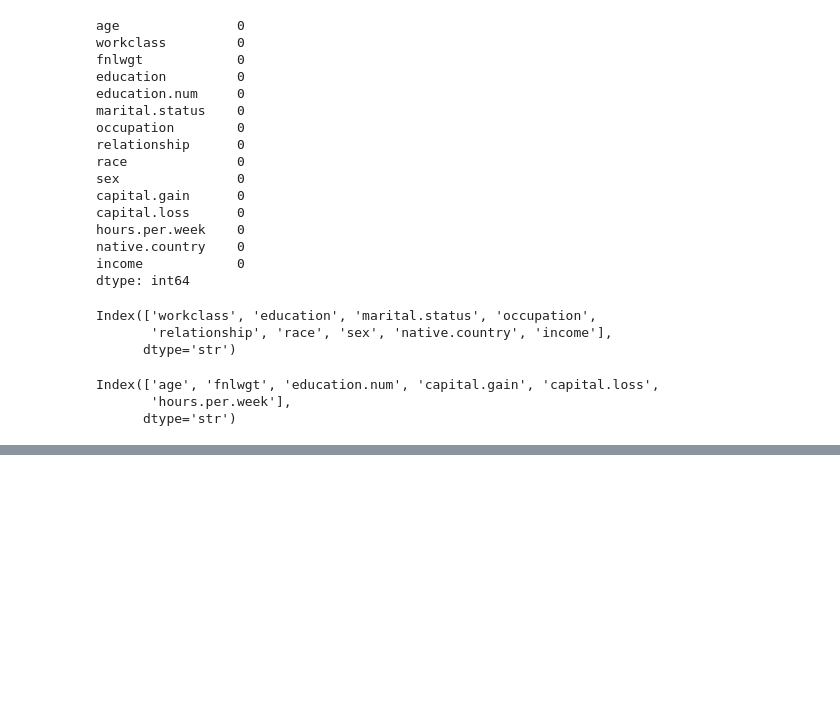
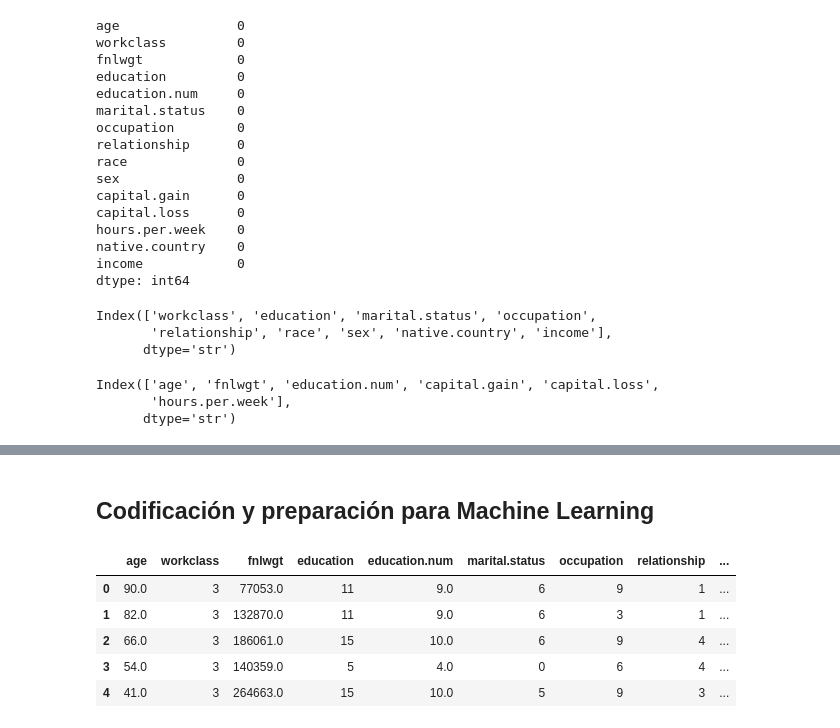
Before and after one commit to agabrielMej/laboratorio_10_MD, a Jupyter notebook: notebooks/labo_10.ipynb, the cells around one changed output, grey strips where cells are left out. Drawn from its saved outputs; the diff is of its cells as text; code cells hidden in the pictures; blank space fills up the shorter version.

Commit message:
se agregan los valores flotantes faltantes y las Aplicación de Label Encoding

```diff
--- a/notebooks/labo_10.ipynb
+++ b/notebooks/labo_10.ipynb
@@ -303,3 +303,15 @@ print(numeric_columns)
 Index(['age', 'fnlwgt', 'education.num', 'capital.gain', 'capital.loss',
        'hours.per.week'],
       dtype='str')
+# %%
+## Imputación de variables categóricas
+
+categorical_imputer = SimpleImputer(strategy='most_frequent')
+
+df[categorical_columns] = categorical_imputer.fit_transform(df[categorical_columns])
+# %%
+## Imputación de variables numéricas
+
+numeric_imputer = SimpleImputer(strategy='median')
+
+df[numeric_columns] = numeric_imputer.fit_transform(df[numeric_columns])
@@ -305,0 +339,23 @@ Index(['age', 'fnlwgt', 'education.num', 'capital.gain', 'capital.loss',
+# %% [markdown]
+## Codificación y preparación para Machine Learning
+# %%
+## Aplicación de Label Encoding
+
+label_encoders = {}
+
+for column in categorical_columns:
+
+    encoder = LabelEncoder()
+
+    df[column] = encoder.fit_transform(df[column])
+
+    label_encoders[column] = encoder
+# %%
+df.head()
+# %% [output]
+|  | age | workclass | fnlwgt | education | education.num | marital.status | occupation | relationship | ... |
+| 0 | 90.0 | 3 | 77053.0 | 11 | 9.0 | 6 | 9 | 1 | ... |
+| 1 | 82.0 | 3 | 132870.0 | 11 | 9.0 | 6 | 3 | 1 | ... |
+| 2 | 66.0 | 3 | 186061.0 | 15 | 10.0 | 6 | 9 | 4 | ... |
+| 3 | 54.0 | 3 | 140359.0 | 5 | 4.0 | 0 | 6 | 4 | ... |
+| 4 | 41.0 | 3 | 264663.0 | 15 | 10.0 | 5 | 9 | 3 | ... |
```
Also changed, not shown: parts of 3 cells of this notebook.
